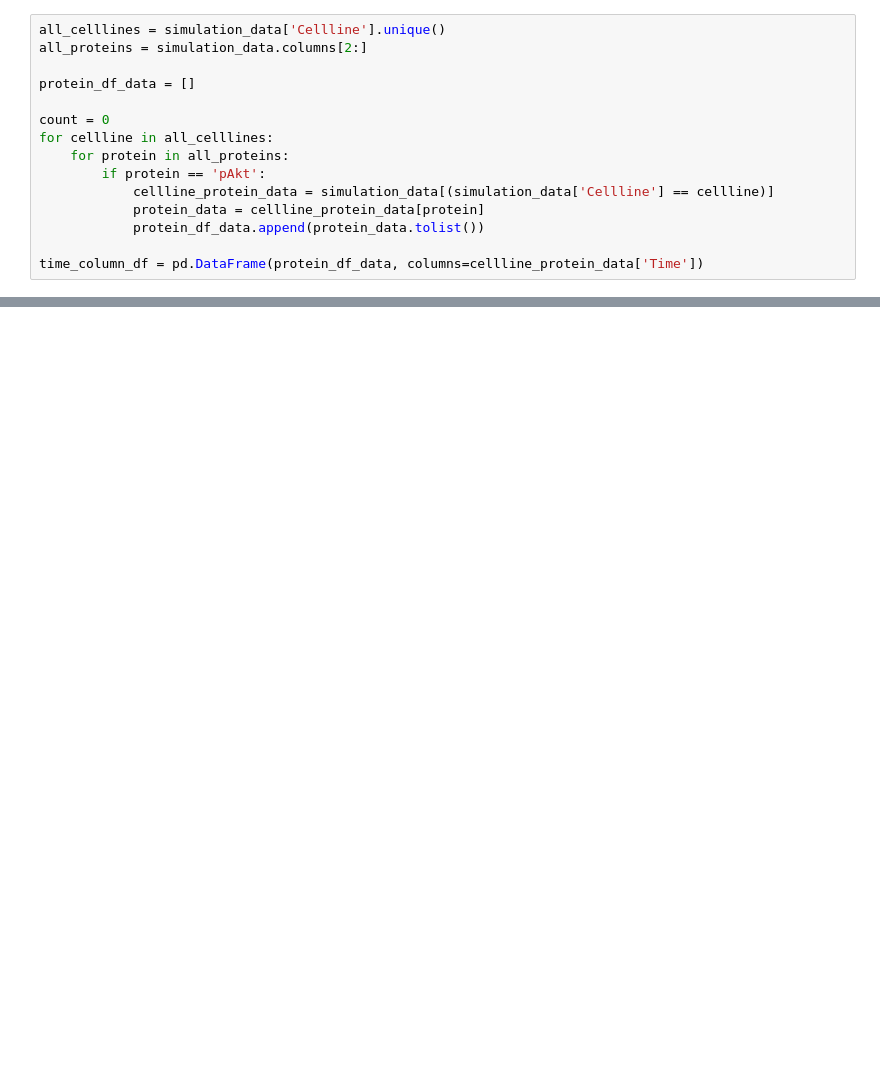
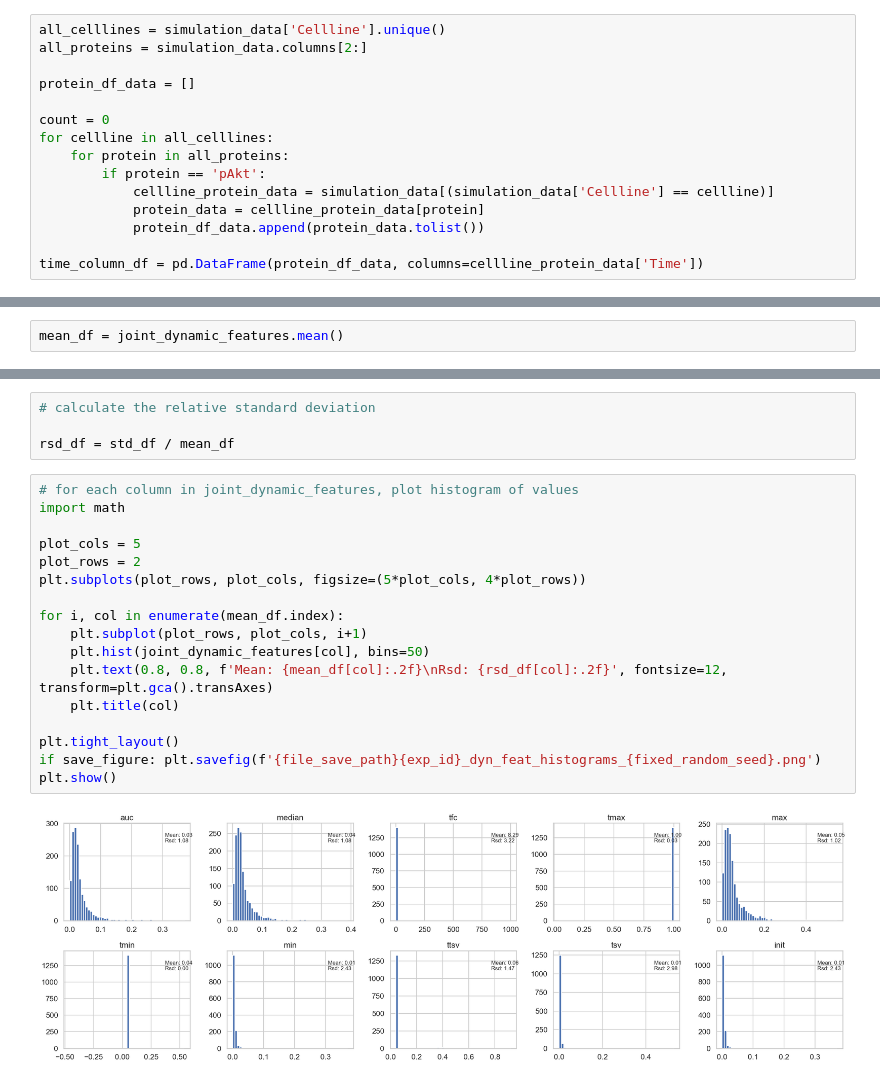
Before and after one commit to AnEvilBurrito/ode-biomarker-project, a Jupyter notebook: project-phdndf/AN05_UMAP_Cluster_One_Protein.ipynb, the cells around one changed output, grey strips where cells are left out. Drawn from its saved outputs; the diff is of its cells as text; blank space fills up the shorter version.

```diff
--- a/project-phdndf/AN05_UMAP_Cluster_One_Protein.ipynb
+++ b/project-phdndf/AN05_UMAP_Cluster_One_Protein.ipynb
@@ -140,0 +149,2 @@ time_column_df.plot(legend=False, alpha=0.1, color='black', figsize=(8, 5))
+# %%
+mean_df = joint_dynamic_features.mean()
@@ -140,0 +180,23 @@ time_column_df.plot(legend=False, alpha=0.1, color='black', figsize=(8, 5))
+# %%
+# calculate the relative standard deviation
+
+rsd_df = std_df / mean_df
+# %%
+# for each column in joint_dynamic_features, plot histogram of values
+import math
+
+plot_cols = 5
+plot_rows = 2
+plt.subplots(plot_rows, plot_cols, figsize=(5*plot_cols, 4*plot_rows))
+
+for i, col in enumerate(mean_df.index):
+    plt.subplot(plot_rows, plot_cols, i+1)
+    plt.hist(joint_dynamic_features[col], bins=50)
+    plt.text(0.8, 0.8, f'Mean: {mean_df[col]:.2f}\nRsd: {rsd_df[col]:.2f}', fontsize=12, transform=plt.gca().transAxes)
+    plt.title(col)
+
+plt.tight_layout()
+if save_figure: plt.savefig(f'{file_save_path}{exp_id}_dyn_feat_histograms_{fixed_random_seed}.png')
+plt.show()
+# %% [output]
+[figure, added]
```
Also changed, not shown: parts of 10 cells of this notebook, 1 other file.
